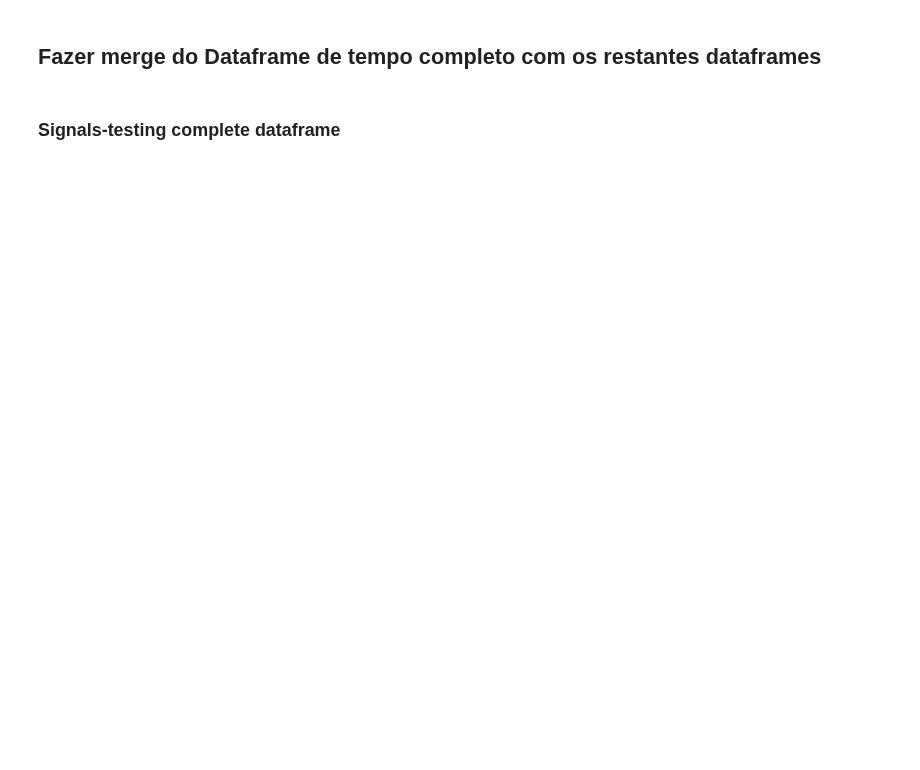
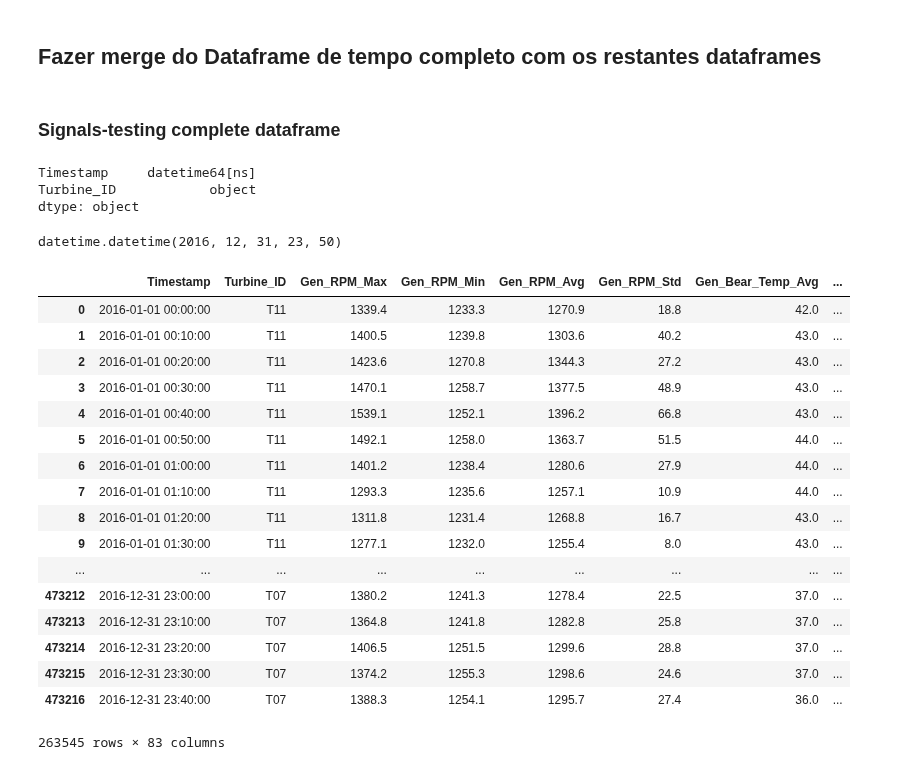
Before and after one commit to RicardoJPedro82/wmillfailprev, a Jupyter notebook: notebooks/Ricardo_exploration.ipynb, the cells around one changed output. Drawn from its saved outputs; the diff is of its cells as text; code cells hidden in the pictures; blank space fills up the shorter version.

```diff
--- a/notebooks/Ricardo_exploration.ipynb
+++ b/notebooks/Ricardo_exploration.ipynb
@@ -224,7 +327,0 @@ for i, df in enumerate(df_list[-6:]):
-# %%
-# Criação de um Dataframe com todos os timestamps
-time_list = []
-for i in range((365*2*24*6)+1):
-    time_list.append(pd.datetime(2016,1,1)+pd.Timedelta(minutes=10)*i)
-time_df = pd.DataFrame(time_list, columns={'Timestamp'})
-time_df.head(2)
@@ -238,0 +328,3 @@ time_df.Timestamp[0], time_df.Timestamp[time_df.shape[0]-1]
+# %%
+all_time_df = ft.time_df()
+all_time_df.head()
@@ -256,0 +343,3 @@ time_turb_df.head(5)
+# %%
+all_time_df = ft.complete_time_df(all_time_df, turbine_list)
+all_time_df.head()
@@ -263,0 +357,33 @@ signals_test_comp_df = pd.merge(time_turb_df, signals_testing_df, how='left', on
+# %%
+all_time_df.dtypes
+# %% [output]
+Timestamp     datetime64[ns]
+Turbine_ID            object
+dtype: object
+# %%
+date_until = datetime.datetime(2016,12,31,23,50,0)
+date_until
+# %% [output]
+datetime.datetime(2016, 12, 31, 23, 50)
+# %%
+sig_train_merge_df = ft.merge_df(all_time_df, signals_training_df, date_until=date_until)
+sig_train_merge_df
+# %% [output]
+|  | Timestamp | Turbine_ID | Gen_RPM_Max | Gen_RPM_Min | Gen_RPM_Avg | Gen_RPM_Std | Gen_Bear_Temp_Avg | ... |
+| 0 | 2016-01-01 00:00:00 | T11 | 1339.4 | 1233.3 | 1270.9 | 18.8 | 42.0 | ... |
+| 1 | 2016-01-01 00:10:00 | T11 | 1400.5 | 1239.8 | 1303.6 | 40.2 | 43.0 | ... |
+| 2 | 2016-01-01 00:20:00 | T11 | 1423.6 | 1270.8 | 1344.3 | 27.2 | 43.0 | ... |
+| 3 | 2016-01-01 00:30:00 | T11 | 1470.1 | 1258.7 | 1377.5 | 48.9 | 43.0 | ... |
+| 4 | 2016-01-01 00:40:00 | T11 | 1539.1 | 1252.1 | 1396.2 | 66.8 | 43.0 | ... |
+| 5 | 2016-01-01 00:50:00 | T11 | 1492.1 | 1258.0 | 1363.7 | 51.5 | 44.0 | ... |
+| 6 | 2016-01-01 01:00:00 | T11 | 1401.2 | 1238.4 | 1280.6 | 27.9 | 44.0 | ... |
+| 7 | 2016-01-01 01:10:00 | T11 | 1293.3 | 1235.6 | 1257.1 | 10.9 | 44.0 | ... |
+| 8 | 2016-01-01 01:20:00 | T11 | 1311.8 | 1231.4 | 1268.8 | 16.7 | 43.0 | ... |
+| 9 | 2016-01-01 01:30:00 | T11 | 1277.1 | 1232.0 | 1255.4 | 8.0 | 43.0 | ... |
+| ... | ... | ... | ... | ... | ... | ... | ... | ... |
+| 473212 | 2016-12-31 23:00:00 | T07 | 1380.2 | 1241.3 | 1278.4 | 22.5 | 37.0 | ... |
+| 473213 | 2016-12-31 23:10:00 | T07 | 1364.8 | 1241.8 | 1282.8 | 25.8 | 37.0 | ... |
+| 473214 | 2016-12-31 23:20:00 | T07 | 1406.5 | 1251.5 | 1299.6 | 28.8 | 37.0 | ... |
+| 473215 | 2016-12-31 23:30:00 | T07 | 1374.2 | 1255.3 | 1298.6 | 24.6 | 37.0 | ... |
+| 473216 | 2016-12-31 23:40:00 | T07 | 1388.3 | 1254.1 | 1295.7 | 27.4 | 36.0 | ... |
+263545 rows × 83 columns
```
Also changed, not shown: parts of 75 cells of this notebook, 1 other file.
